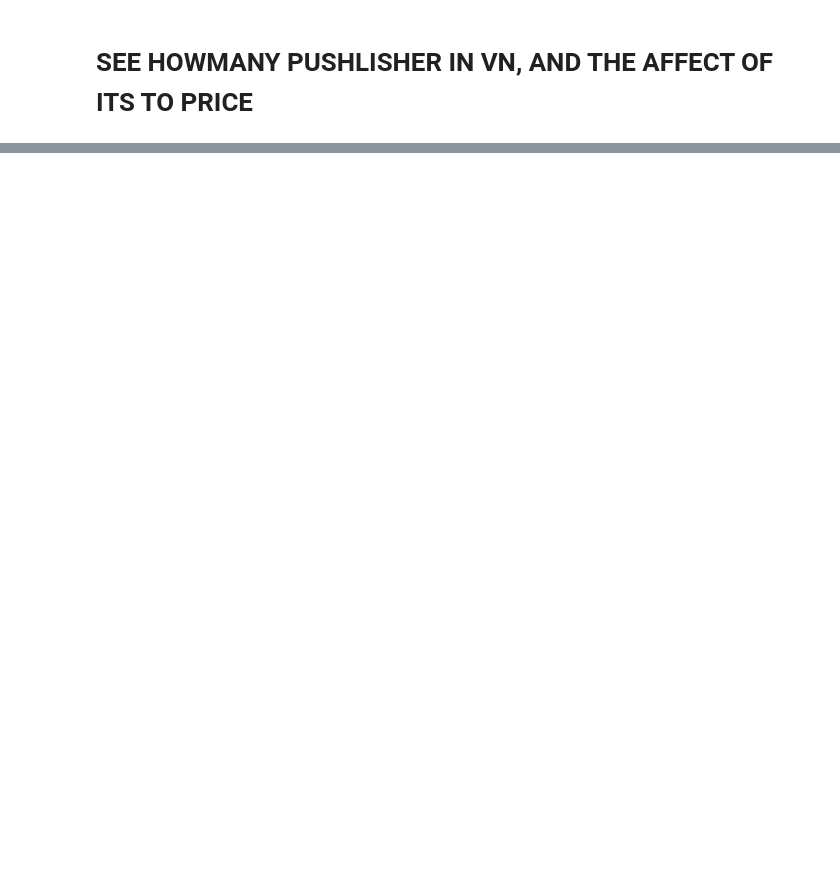
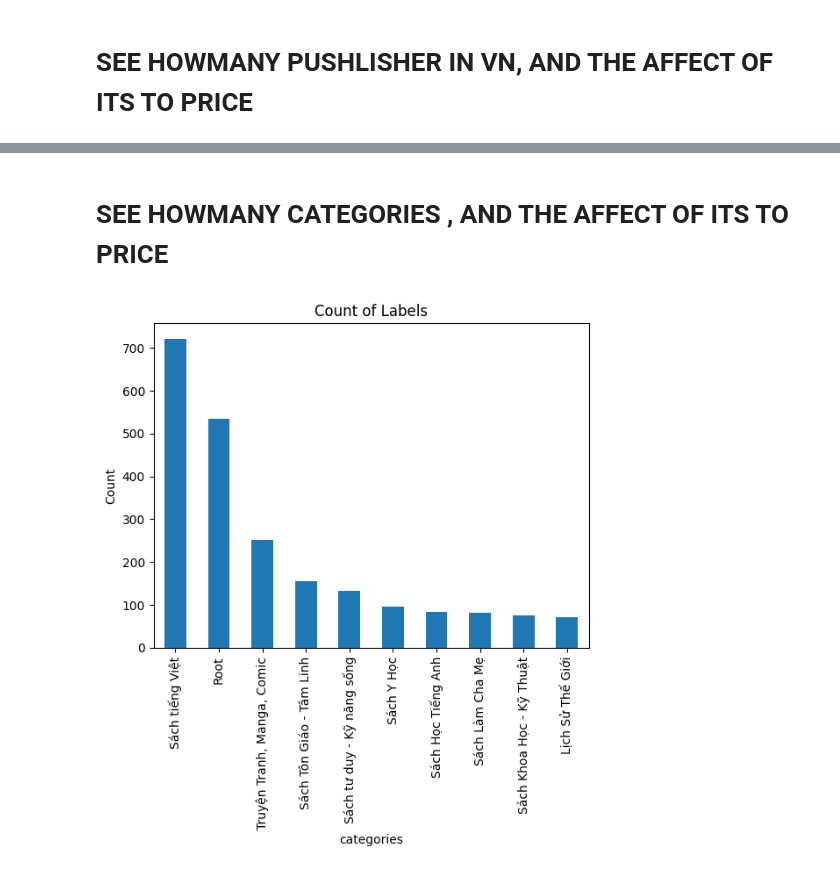
Before and after one commit to daovanhieu23800/interview_project, a Jupyter notebook: predict_price.ipynb, the cells around one changed output, grey strips where cells are left out. Cells and saved outputs as stored; diff of their text form; code cells hidden in the pictures; blank space fills up the shorter version.

```diff
--- a/predict_price.ipynb
+++ b/predict_price.ipynb
@@ -60,0 +62,17 @@ plt.show()
+# %% [markdown]
+# SEE HOWMANY CATEGORIES  , AND THE AFFECT OF ITS TO PRICE
+# %%
+label_counts = book_df['categories'].value_counts()
+
+# Create a bar plot of label counts
+label_counts[:10].plot.bar()
+
+# Add labels and title
+plt.xlabel('categories')
+plt.ylabel('Count')
+plt.title('Count of Labels')
+
+# Display the plot
+plt.show()
+# %% [output]
+[figure, added]
```
Also changed, not shown: parts of 15 cells of this notebook, 2 other files.
